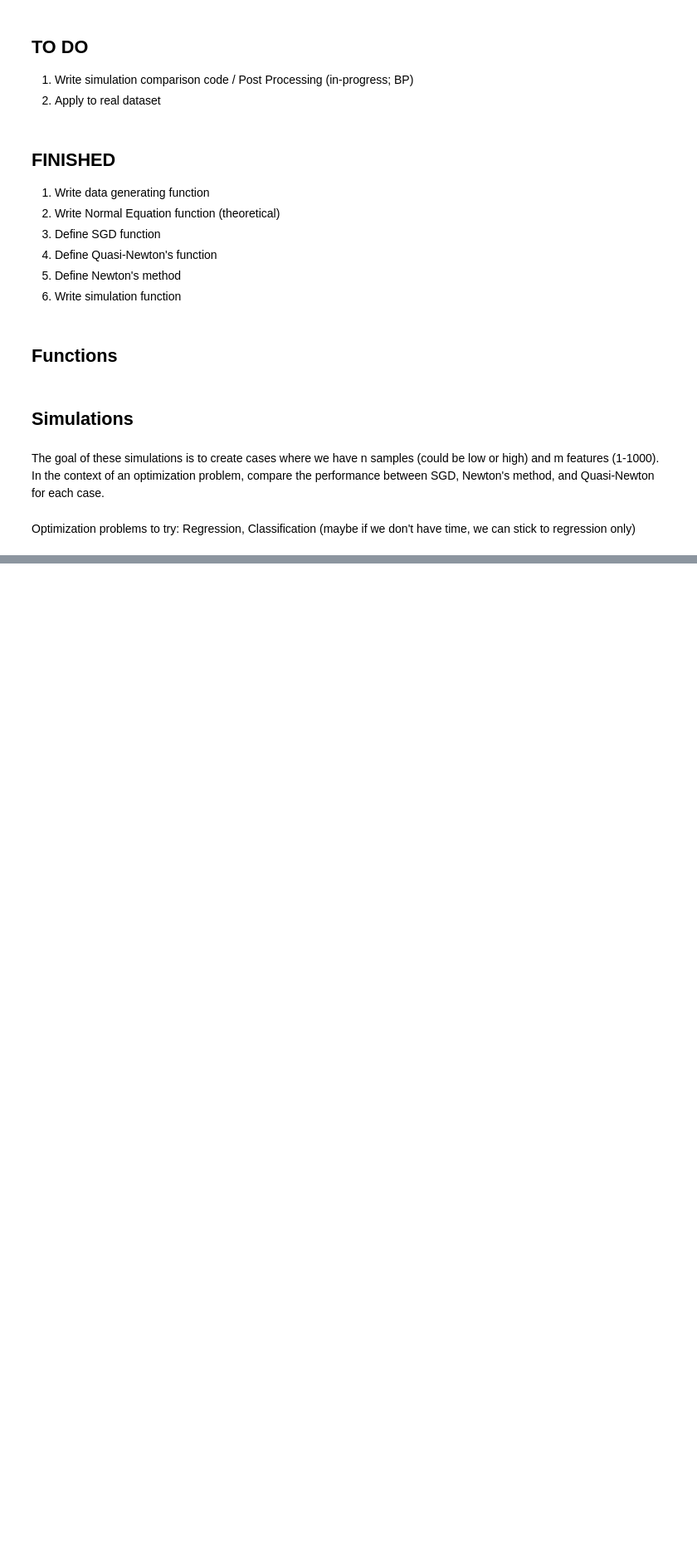
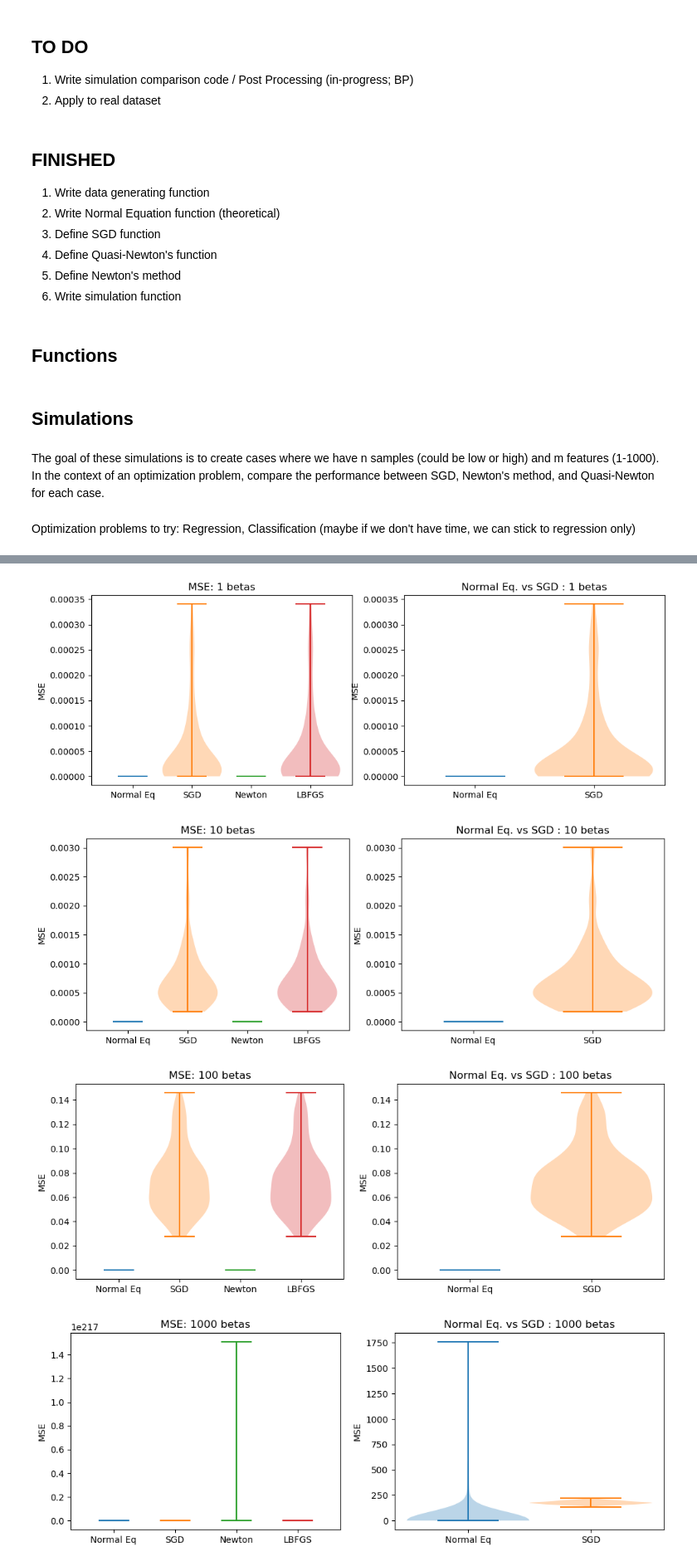
Before and after one commit to ryanhammonds/dsc210, a Jupyter notebook: project/Optimization Work.ipynb, the cells around one changed output, grey strips where cells are left out. Shown at 83% size. Drawn from its saved outputs; the diff is of its cells as text; code cells hidden in the pictures; blank space fills up the shorter version.

```diff
--- a/project/Optimization Work.ipynb
+++ b/project/Optimization Work.ipynb
@@ -387,5 +387,35 @@ for i in range(4):
 # %%
 # Plot mse comparison
+# helper function to get finite vals in the mse only
+def get_finite_vals(array):
+    ii = np.isfinite(array)
+    return(array[ii])
+
+
+for i in range(4):
+    fig, axes = plt.subplots(figsize=(12, 4), ncols=2)
+
+    axes[0].violinplot(get_finite_vals(beta_mse['normal'][i]))
+    axes[0].violinplot(get_finite_vals(beta_mse['sgd'][i]), positions=[1.5])
+    axes[0].violinplot(get_finite_vals(beta_mse['newton'][i]), positions=[2])
+    axes[0].violinplot(get_finite_vals(beta_mse['lbfgs'][i]), positions=[2.5])
+
+    axes[1].violinplot(get_finite_vals(beta_mse['normal'][i]))
+    axes[1].violinplot(get_finite_vals(beta_mse['sgd'][i]), positions=[1.5])
+
+    axes[0].set_xticks([1, 1.5, 2,2.5], ['Normal Eq', 'SGD','Newton', 'LBFGS'])
+    axes[1].set_xticks([1, 1.5], ['Normal Eq', 'SGD'])
+
+    axes[0].set_title(f'MSE: {ms[i]} betas')
+    axes[1].set_title(f'Normal Eq. vs SGD : {ms[i]} betas')
+
+    axes[0].set_ylabel('MSE')
+    axes[1].set_ylabel('MSE')
+# %% [output]
+[figure, added]
+[figure, added]
+[figure, added]
+[figure, added]
 # %%
 ### VISUALIZATION FUNCTIONS TO COMPARE SIMULATION TIMES AS WELL AS BETAS FOR EACH METHOD
 dfs = []
```
Also changed, not shown: parts of 3 cells of this notebook.
